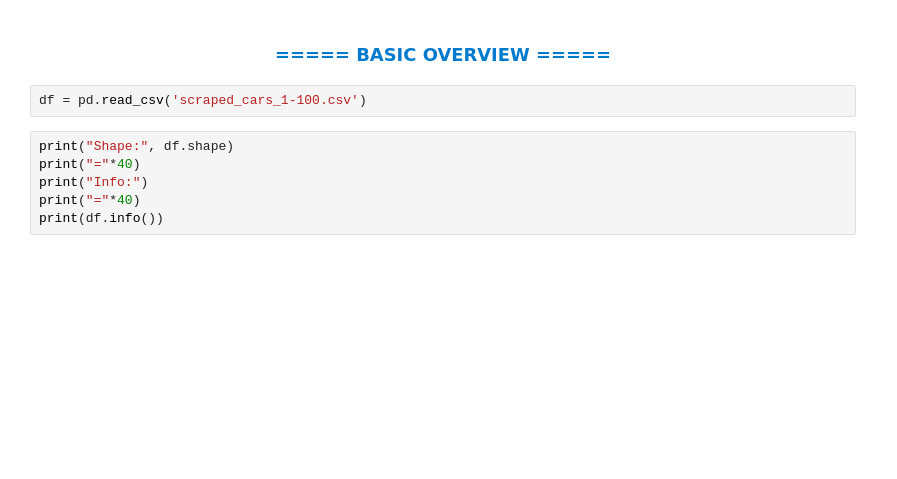
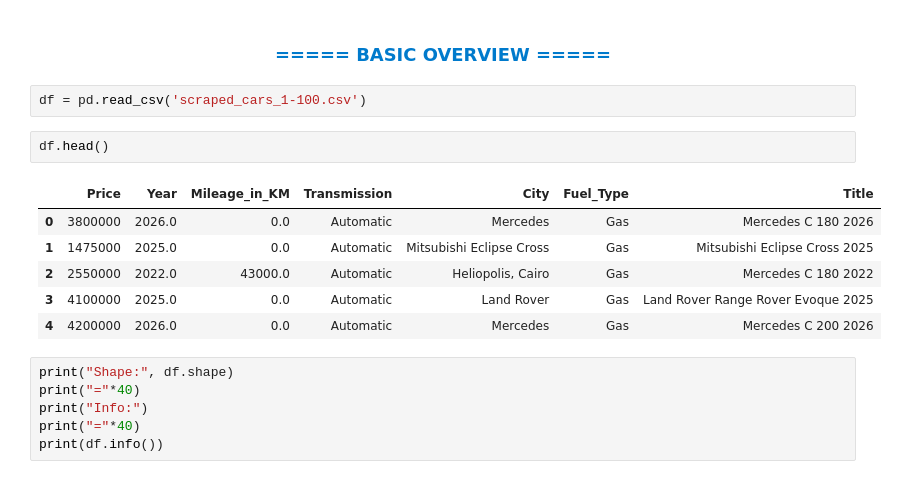
Before and after one commit to AI-0o0/AlexU_DSM_FinalProject, a Jupyter notebook: DataScienceMethodology_Fall2025_Final.ipynb, the cells around one changed output. Saved outputs shown, nothing was run; the diff lists cells and outputs as text; blank space fills up the shorter version.

```diff
--- a/DataScienceMethodology_Fall2025_Final.ipynb
+++ b/DataScienceMethodology_Fall2025_Final.ipynb
@@ -205,6 +206,15 @@ Saved to 'scraped_cars_1-1.csv'
 ### <center style="color:#007ACC;">===== BASIC OVERVIEW =====</center>
 # %%
 df = pd.read_csv('scraped_cars_1-100.csv')
+# %%
+df.head()
+# %% [output]
+|  | Price | Year | Mileage_in_KM | Transmission | City | Fuel_Type | Title |
+| 0 | 3800000 | 2026.0 | 0.0 | Automatic | Mercedes | Gas | Mercedes C 180 2026 |
+| 1 | 1475000 | 2025.0 | 0.0 | Automatic | Mitsubishi Eclipse Cross | Gas | Mitsubishi Eclipse Cross 2025 |
+| 2 | 2550000 | 2022.0 | 43000.0 | Automatic | Heliopolis, Cairo | Gas | Mercedes C 180 2022 |
+| 3 | 4100000 | 2025.0 | 0.0 | Automatic | Land Rover | Gas | Land Rover Range Rover Evoque 2025 |
+| 4 | 4200000 | 2026.0 | 0.0 | Automatic | Mercedes | Gas | Mercedes C 200 2026 |
 # %%
 print("Shape:", df.shape)
 print("="*40)
```
Also changed, not shown: parts of 24 cells of this notebook.
